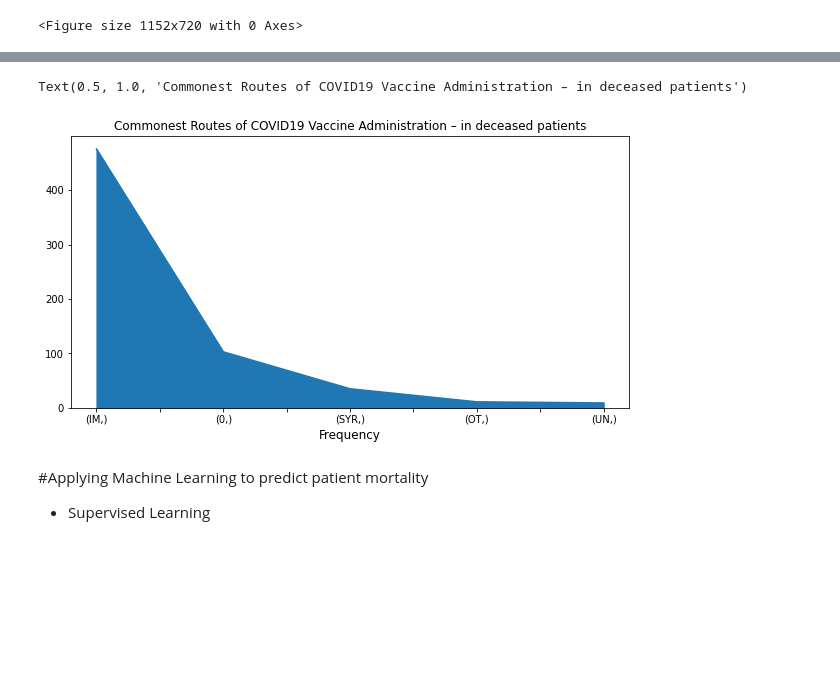
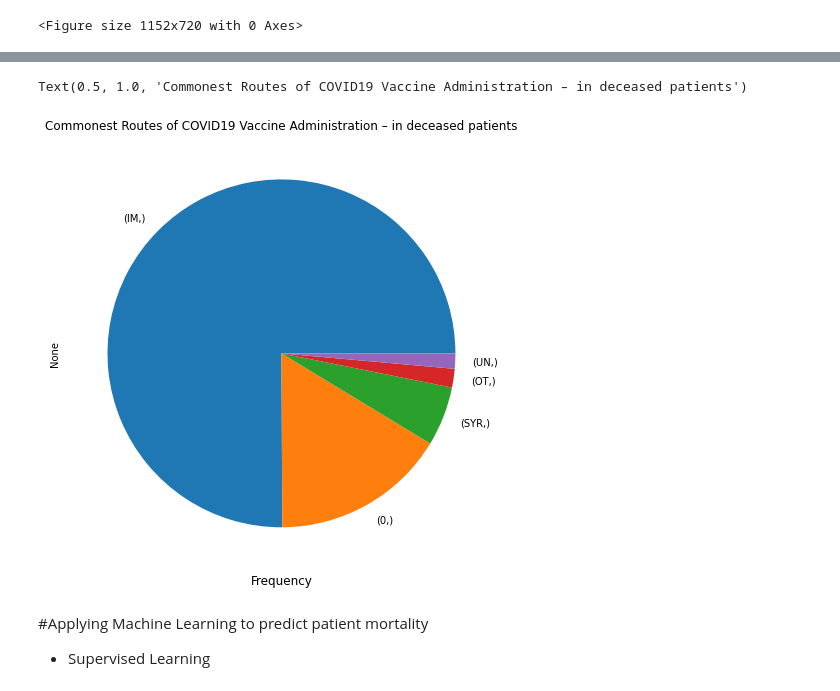
Before and after one commit to invest41/Studying_Reactions_to_Vaccines, a Jupyter notebook: Studying_Reactions_To_VACCINES.ipynb, the cells around one changed output, grey strips where cells are left out. Drawn from its saved outputs; the diff is of its cells as text; code cells hidden in the pictures; blank space fills up the shorter version.

```diff
--- a/Studying_Reactions_To_VACCINES.ipynb
+++ b/Studying_Reactions_To_VACCINES.ipynb
@@ -519,15 +520,15 @@ Text(0.5, 1.0, 'Commonest Routes of COVID19 Vaccine Administration – generally
 # %%
 #@title
 
 
-corona_vac_df[['VAX_ROUTE']][corona_vac_df['VAX_ROUTE']==0] = 'Unknown'
-plt.figure(figsize=(10,5))
-corona_vac_df[['VAX_ROUTE']][new_df["DIED"]==1].value_counts().plot(kind="area")
+corona_vac_df[['VAX_ROUTE']][corona_vac_df['VAX_ROUTE']=='None'] = 'Unknown'
+plt.figure(figsize=(16,8))
+corona_vac_df[['VAX_ROUTE']][new_df["DIED"]==1].value_counts().plot(kind="pie")
 plt.xlabel('Frequency',fontsize=12)
 plt.title('Commonest Routes of COVID19 Vaccine Administration – in deceased patients')
 # %% [output]
 Text(0.5, 1.0, 'Commonest Routes of COVID19 Vaccine Administration – in deceased patients')
-[figure, old version]
+[figure, new version]
 # %% [markdown]
 #Applying Machine Learning to predict patient mortality
 - Supervised Learning
```
Also changed, not shown: parts of 6 cells of this notebook.
